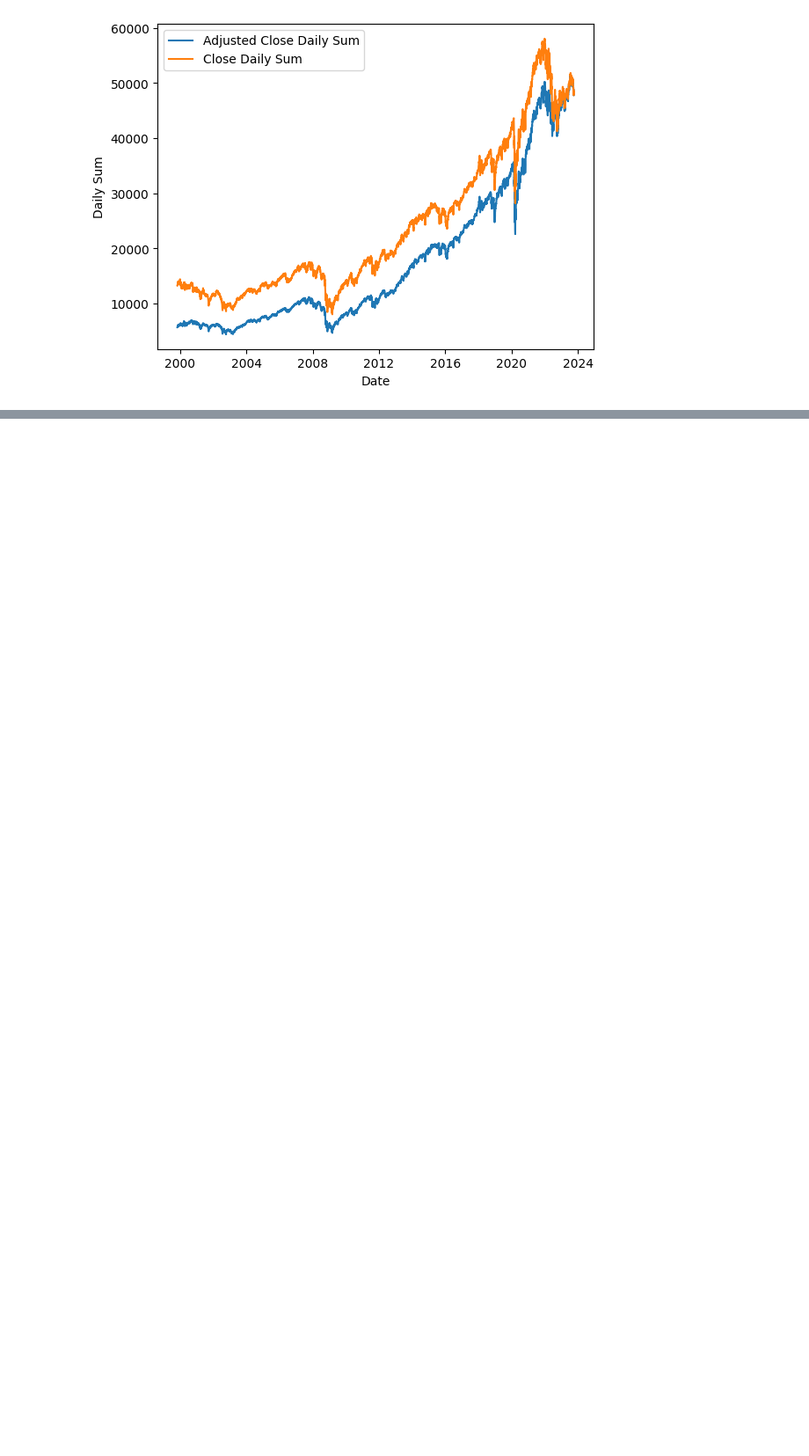
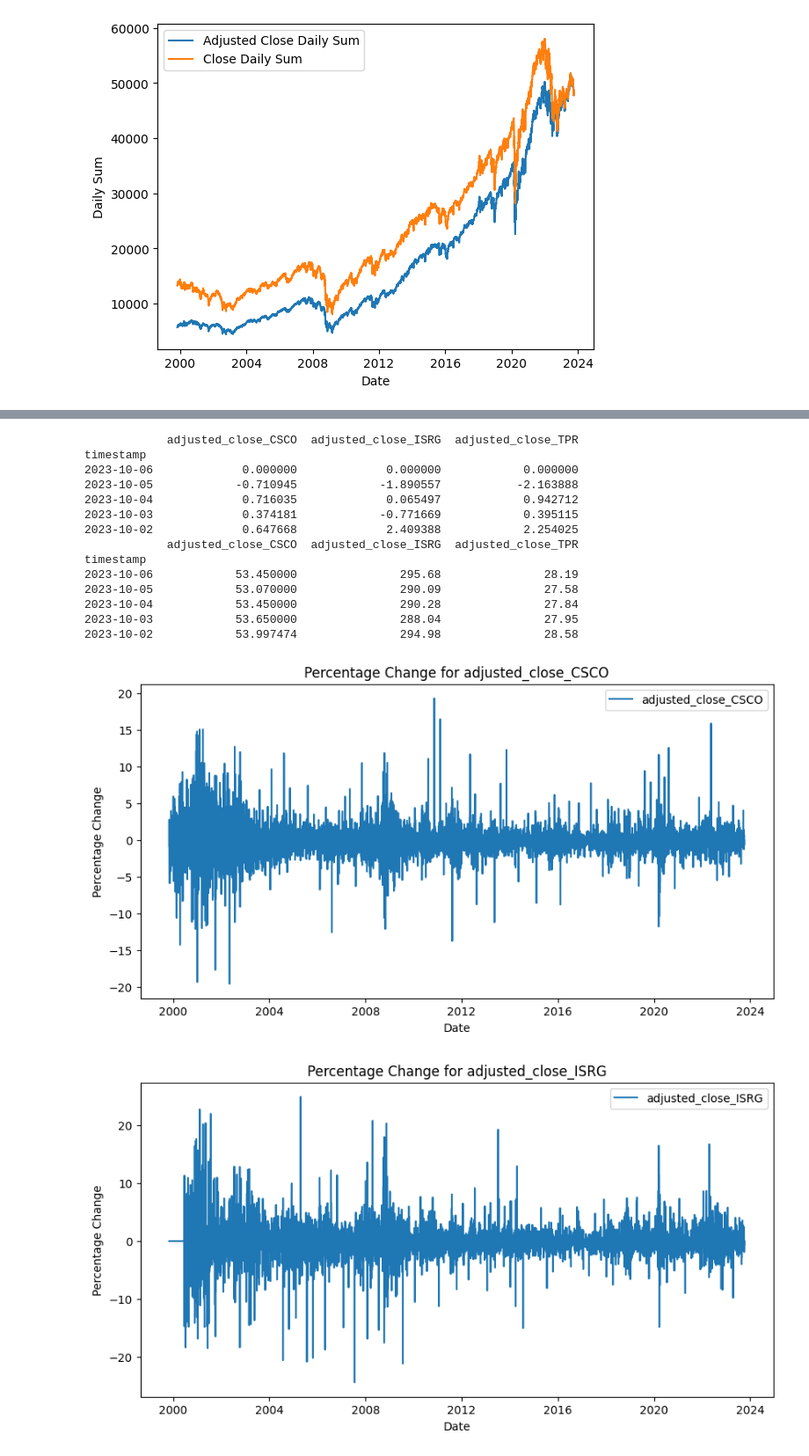
Before and after one commit to vibqetowi/datathon-23, a Jupyter notebook: experimentation.ipynb, the cells around one changed output, grey strips where cells are left out. Shown at 88% size. Drawn from its saved outputs; the diff is of its cells as text; code cells hidden in the pictures; blank space fills up the shorter version.

```diff
--- a/experimentation.ipynb
+++ b/experimentation.ipynb
@@ -115,0 +117,46 @@ KeyError: 'daily_sum'
+# %%
+# Calculate percentage change
+percentage_returns_df = adjusted_close_df.pct_change().fillna(0) * 100
+
+# Print the first 3 columns of percentage_returns_df
+print(percentage_returns_df.iloc[:, :3].head())
+
+# Print the first 3 columns of adjusted_close_df
+print(adjusted_close_df.iloc[:, :3].head())
+
+# Create separate plots for the first 3 columns of percentage_returns_df
+for col in percentage_returns_df.columns[:3]:
+    plt.figure(figsize=(10, 5))
+    plt.plot(percentage_returns_df.index, percentage_returns_df[col], label=col)
+    plt.title(f'Percentage Change for {col}')
+    plt.xlabel('Date')
+    plt.ylabel('Percentage Change')
+    plt.legend()
+    plt.show()
+
+# Create separate plots for the first 3 columns of adjusted_close_df
+for col in adjusted_close_df.columns[:3]:
+    plt.figure(figsize=(10, 5))
+    plt.plot(adjusted_close_df.index, adjusted_close_df[col], label=col)
+    plt.title(f'Adjusted Close for {col}')
+    plt.xlabel('Date')
+    plt.ylabel('Price')
+    plt.legend()
+    plt.show()
+# %% [output]
+            adjusted_close_CSCO  adjusted_close_ISRG  adjusted_close_TPR
+timestamp
+2023-10-06             0.000000             0.000000            0.000000
+2023-10-05            -0.710945            -1.890557           -2.163888
+2023-10-04             0.716035             0.065497            0.942712
+2023-10-03             0.374181            -0.771669            0.395115
+2023-10-02             0.647668             2.409388            2.254025
+            adjusted_close_CSCO  adjusted_close_ISRG  adjusted_close_TPR
+timestamp
+2023-10-06            53.450000               295.68               28.19
+2023-10-05            53.070000               290.09               27.58
+2023-10-04            53.450000               290.28               27.84
+2023-10-03            53.650000               288.04               27.95
+2023-10-02            53.997474               294.98               28.58
+[figure, added]
+[figure, added]
```
Also changed, not shown: parts of 3 cells of this notebook.
